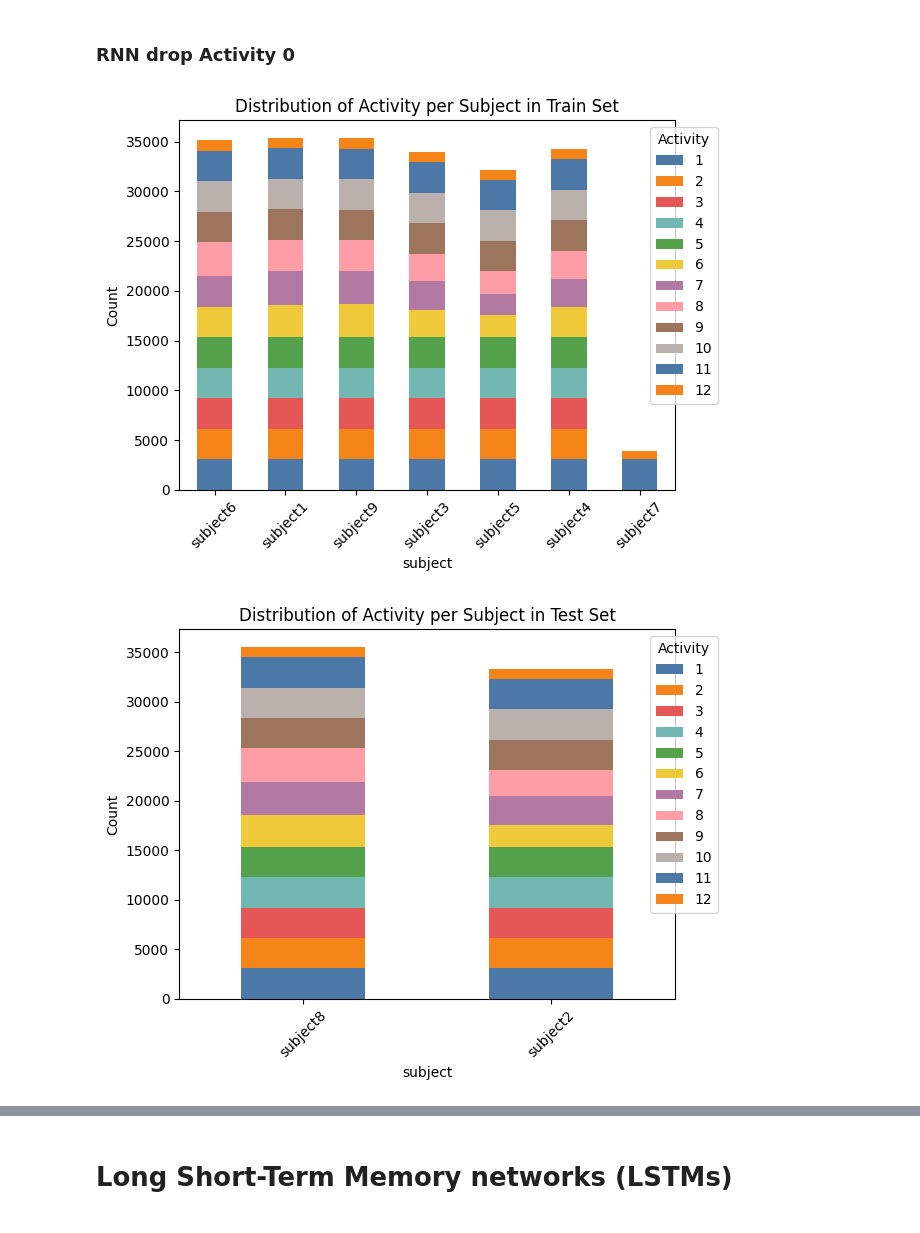
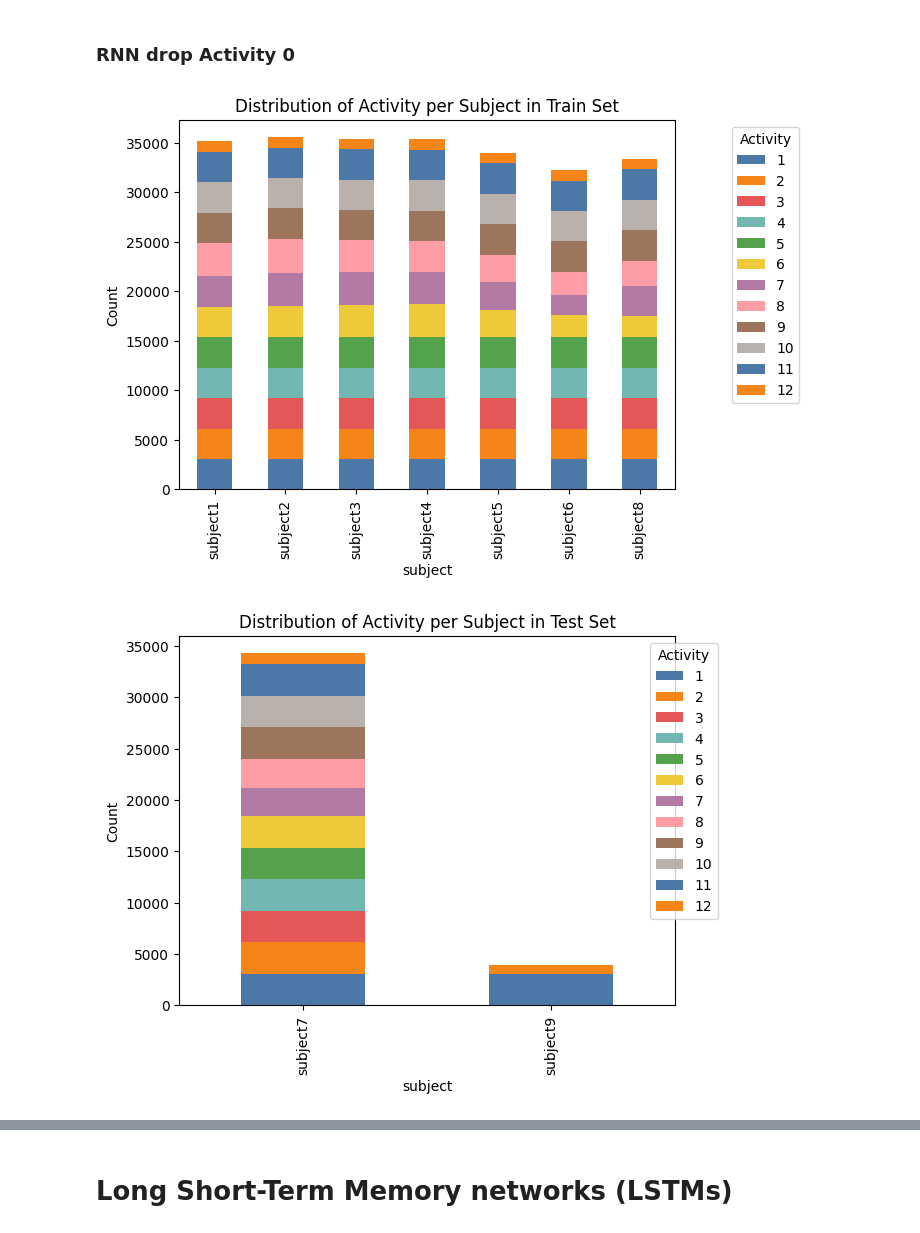
Before and after one commit to Dzy00/CHL5230-Datathon-5, a Jupyter notebook: CHL5230_datathon5.ipynb, the cells around one changed output, grey strips where cells are left out. Drawn from its saved outputs; the diff is of its cells as text; code cells hidden in the pictures.

```diff
--- a/CHL5230_datathon5.ipynb
+++ b/CHL5230_datathon5.ipynb
@@ -486,7 +500,7 @@ grouped_dfs = [group for _, group in grouped]
 
 # Splitting the groups into training and test sets with an 80:20 ratio
 # so 80% of subjects are in train set, 20% of the subjects are in test set
-train_groups, test_groups = train_test_split(grouped_dfs, test_size=0.2, random_state=42)
+train_groups, test_groups = train_test_split(grouped_dfs, test_size=0.2, random_state=20)
 
 # Reassembling the training and test datasets from the groups
 train_df = pd.concat(train_groups)
@@ -558,8 +572,8 @@ colors = px.colors.qualitative.T10 #Set3
 ax = pivot_train.plot.bar(stacked=True, color = colors)
 ax.set_title('Distribution of Activity per Subject in Train Set')
 ax.set_ylabel('Count')
-subjects_train = train_df['subject'].unique()
-ax.set_xticklabels(subjects_train, rotation=45)
+#subjects_train = train_df['subject'].unique()
+#ax.set_xticklabels(subjects_train, rotation=45)
 ax.legend(title='Activity', bbox_to_anchor=(1.1, 1.0))
 plt.show()
 
@@ -569,10 +583,71 @@ pivot_test = pd.pivot_table(test_df[['subject','Activity']], index='subject', co
 ax = pivot_test.plot.bar(stacked=True, color = colors)
 ax.set_title('Distribution of Activity per Subject in Test Set')
 ax.set_ylabel('Count')
-subjects_test = test_df['subject'].unique()
-ax.set_xticklabels(subjects_test, rotation=45)
+#subjects_test = test_df['subject'].unique()
+#ax.set_xticklabels(subjects_train,rotation=45)
 ax.legend(title='Activity', bbox_to_anchor=(1.1, 1.0))
 plt.show()
+
+
+'''
+# CLASS BALANCING DIDN'T WORK OUT
+# Grouping the original training data by 'subject' and 'Activity'
+train_groupby = train_df.groupby(['subject', 'Activity'])
+
+# Creating separate lists for each class NOT WORKING FOR THIS DATASET
+groups_act_0 = [train_groupby.get_group(s) for s in train_groupby.groups if train_groupby.get_group(s)['Activity'].iloc[0] == 0]
+groups_act_1 = [train_groupby.get_group(s) for s in train_groupby.groups if train_groupby.get_group(s)['Activity'].iloc[0] == 1]
+groups_act_2 = [train_groupby.get_group(s) for s in train_groupby.groups if train_groupby.get_group(s)['Activity'].iloc[0] == 2]
+groups_act_3 = [train_groupby.get_group(s) for s in train_groupby.groups if train_groupby.get_group(s)['Activity'].iloc[0] == 3]
+groups_act_4 = [train_groupby.get_group(s) for s in train_groupby.groups if train_groupby.get_group(s)['Activity'].iloc[0] == 4]
+groups_act_5 = [train_groupby.get_group(s) for s in train_groupby.groups if train_groupby.get_group(s)['Activity'].iloc[0] == 5]
+groups_act_6 = [train_groupby.get_group(s) for s in train_groupby.groups if train_groupby.get_group(s)['Activity'].iloc[0] == 6]
+groups_act_7 = [train_groupby.get_group(s) for s in train_groupby.groups if train_groupby.get_group(s)['Activity'].iloc[0] == 7]
+groups_act_8 = [train_groupby.get_group(s) for s in train_groupby.groups if train_groupby.get_group(s)['Activity'].iloc[0] == 8]
+groups_act_9 = [train_groupby.get_group(s) for s in train_groupby.groups if train_groupby.get_group(s)['Activity'].iloc[0] == 9]
+groups_act_10 = [train_groupby.get_group(s) for s in train_groupby.groups if train_groupby.get_group(s)['Activity'].iloc[0] == 10]
+groups_act_11 = [train_groupby.get_group(s) for s in train_groupby.groups if train_groupby.get_group(s)['Activity'].iloc[0] == 11]
+groups_act_12 = [train_groupby.get_group(s) for s in train_groupby.groups if train_groupby.get_group(s)['Activity'].iloc[0] == 12]
+
+# oversample the minority class by replicating i.e. entire sequence of subject 1's activity 12, subject 2's activity 11, etc
+# or downsampling: randomly choose some subjects and delete their activity 0 (THIS IS USED)
+
+# Importing tqdm for progress bar visualization in loops
+from tqdm import tqdm
+
+# undersampling the majority groups (class 0)
+# Using resample to delete records in groups_act_0 to match the number of records in other classes
+# undersampled_groups_act_0 = resample(groups_act_0, replace=True, n_samples=len(groups_act_1), random_state=42)
+y_train_df = pd.DataFrame(y_train, columns=['Activity'])
+# randomly sample 6363-220 activity 0 to be dropped to match up with other classes
+sample_i = y_train_df[y_train_df["Activity"]==0].sample(n=6163).index
+X_train_balanced = np.delete(X_train,sample_i,axis=0)
+y_train_balanced = np.delete(y_train,sample_i,axis=0)
+
+# check activity distribution
+# sum(y_train_balanced==0)
+sum(y_train_balanced==1)
+sum(y_train_balanced==4)
+'''
+
+'''
+################ NO NEED FOR PADDING
+from tensorflow.keras.preprocessing.sequence import pad_sequences
+
+# train sequence
+sequences = X_train
+# Padding sequences
+max_length = max(len(s) for s in sequences)
+# We cal also go with max_length
+padded_sequences = pad_sequences(sequences, maxlen=max_length, padding='post', dtype='float')
+padded_sequences.shape
+
+#Testing sequences
+sequences_test = X_test
+# Padding sequences for the test set
+padded_sequences_test = pad_sequences(sequences_test, maxlen=max_length, padding='post', dtype='float')
+padded_sequences_test.shape
+'''
 
 
 ########################################## Recurrent Neural Network
@@ -585,7 +660,7 @@ from torch.utils.data import TensorDataset, DataLoader
 input_size = X_train.shape[2] #12
 hidden_size = 256  # Number of hidden units in RNN
 num_classes = 13  # For 13-class classification
-epochs = 30
+epochs = 100
 learning_rate = 0.0001
 batch_size = 512
 landa = 0.000001  # Regularization term (lambda)
@@ -713,32 +788,32 @@ for epoch in range(epochs):
 plt.plot([i for i in range(len(all_loss))], all_loss, label="Train")
 plt.xlabel('Batch Iteration')
 plt.ylabel('Train Loss')
 plt.show()
 
 # Plot training and validation accuracy over epochs
 plt.plot([i for i in range(len(train_accuracy_list))], train_accuracy_list, label="Train")
 plt.plot([i for i in range(len(validation_accuracy_list))], validation_accuracy_list, label="Validation")
 plt.legend(loc="upper left")
 plt.xlabel('Epochs')
 plt.ylabel('Accuracy')
 plt.show()
 
 # average loss/ accuracy
 sum(all_loss)/len(all_loss)
 sum(train_accuracy_list)/len(train_accuracy_list)
 sum(validation_accuracy_list)/len(validation_accuracy_list)
 
 
 # predicted vs Y
 from sklearn.metrics import confusion_matrix, classification_report
 # confusion matrix
 conf_matrix_RNN = confusion_matrix(Y, predicted)
 
 sns.heatmap(conf_matrix_RNN, cmap='Blues', annot=True, fmt='g')
 plt.xlabel('Predicted')
 plt.ylabel('Actual')
 plt.title('Figure. Confusion Matrix for RNN on test set')
 plt.show()
 # %% [output]
-[figure, old version]
+[figure, new version]
-[figure, old version]
+[figure, new version]
```
Also changed, not shown: parts of 4 cells of this notebook.
